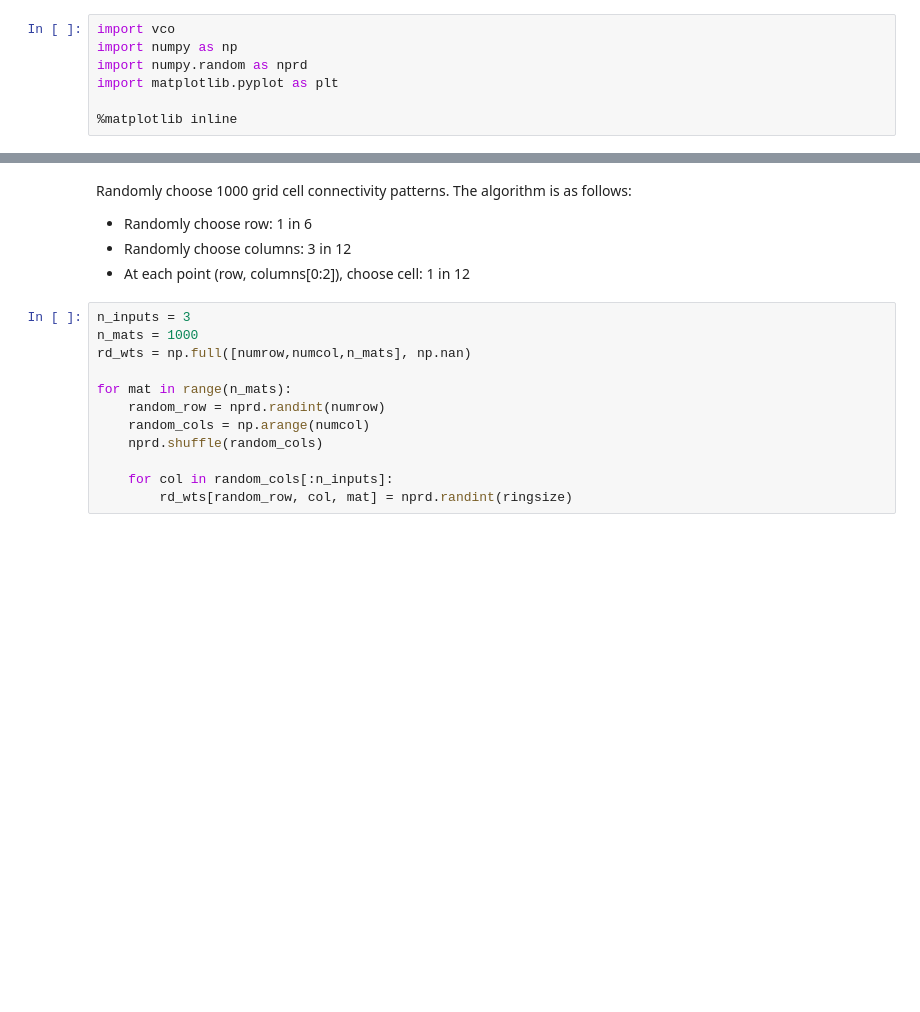
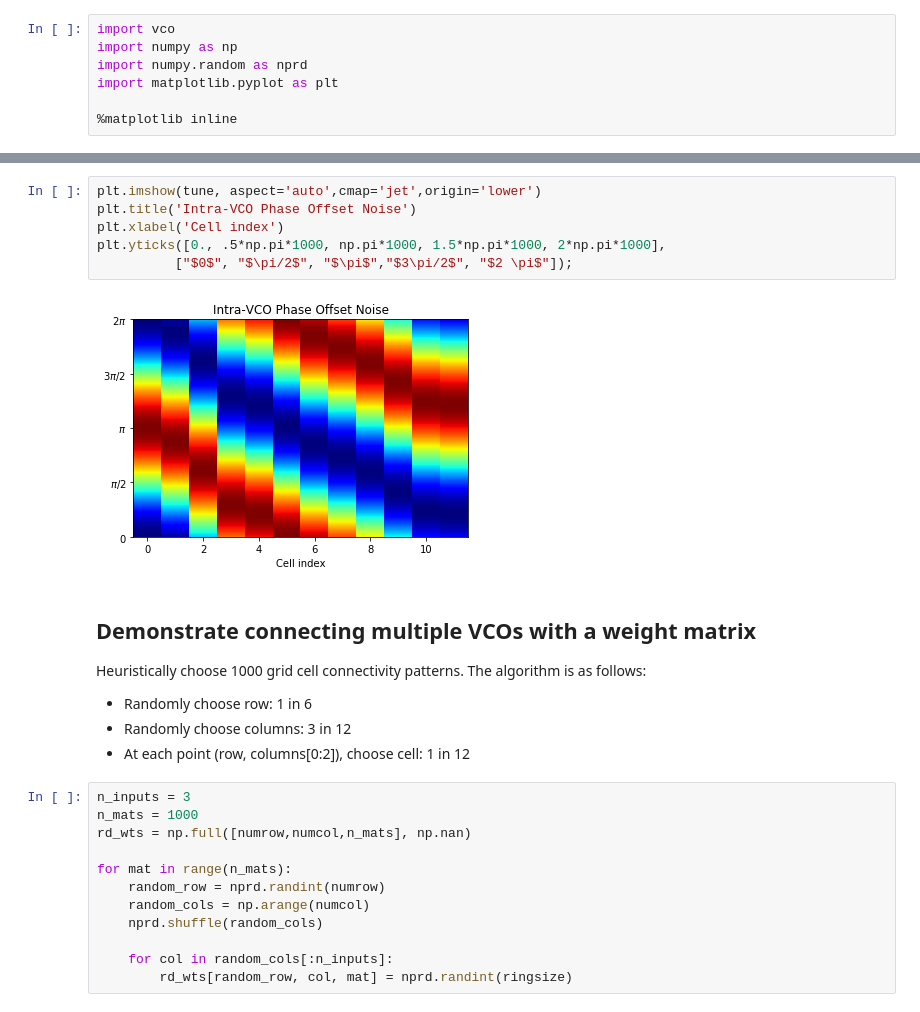
Before and after one commit to csmslab/hipposlam, a Jupyter notebook: vco_test.ipynb, the cells around one changed output, grey strips where cells are left out. Cells and saved outputs as stored; diff of their text form; blank space fills up the shorter version.

```diff
--- a/vco_test.ipynb
+++ b/vco_test.ipynb
@@ -24,5 +70,14 @@ for row in range(numrow):
+# %%
+plt.imshow(tune, aspect='auto',cmap='jet',origin='lower')
+plt.title('Intra-VCO Phase Offset Noise')
+plt.xlabel('Cell index')
+plt.yticks([0., .5*np.pi*1000, np.pi*1000, 1.5*np.pi*1000, 2*np.pi*1000],
+          ["$0$", "$\pi/2$", "$\pi$","$3\pi/2$", "$2 \pi$"]);
+# %% [output]
+[figure, added]
 # %% [markdown]
-Randomly choose 1000 grid cell connectivity patterns. The algorithm is as follows:
+## Demonstrate connecting multiple VCOs with a weight matrix
+Heuristically choose 1000 grid cell connectivity patterns. The algorithm is as follows:
 
 * Randomly choose row: 1 in 6
 * Randomly choose columns: 3 in 12
```
Also changed, not shown: parts of 19 cells of this notebook, 2 other files.
